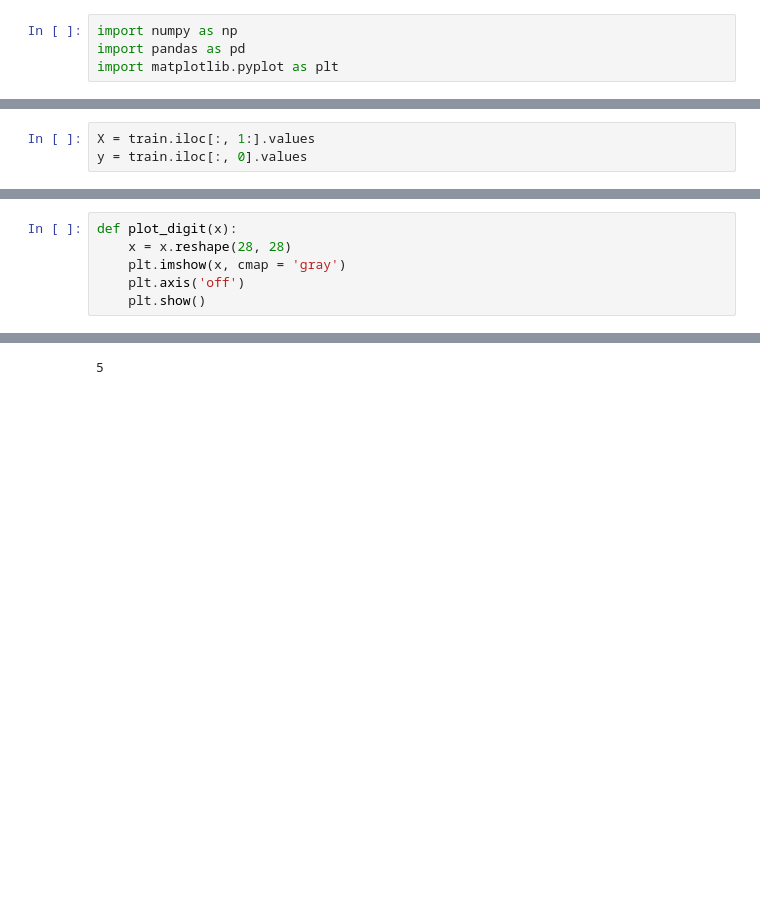
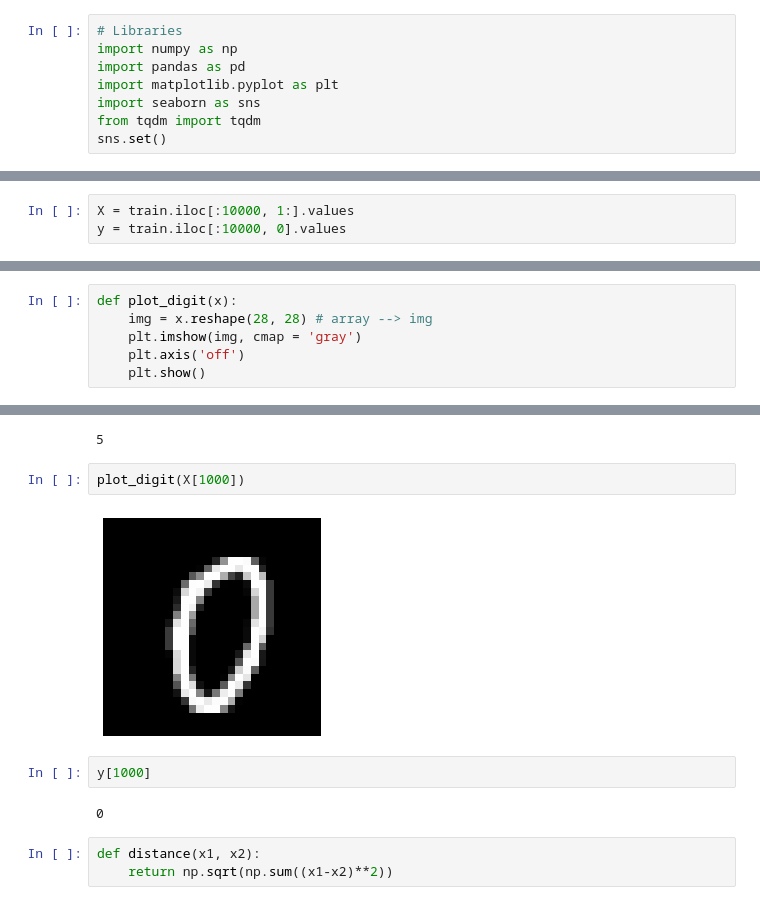
Before and after one commit to skagnihotri/Wac_July_2_ML, a Jupyter notebook: day 4/MNIST_KNN.ipynb, the cells around one changed output, grey strips where cells are left out. Drawn from its saved outputs; the diff is of its cells as text; blank space fills up the shorter version.

```diff
--- a/day 4/MNIST_KNN.ipynb
+++ b/day 4/MNIST_KNN.ipynb
@@ -25,9 +27,13 @@ Archive:  /content/mnist-in-csv.zip
 # %% [markdown]
 # Start
 # %%
+# Libraries
 import numpy as np
 import pandas as pd
 import matplotlib.pyplot as plt
+import seaborn as sns
+from tqdm import tqdm
+sns.set()
 # %%
 train = pd.read_csv('/content/mnist_train.csv')
 # %%
@@ -45,8 +51,8 @@ train.head()
 | 4 | 9 | 0 | 0 | 0 | 0 | 0 | 0 | 0 | 0 | 0 | 0 | ... |
 5 rows × 785 columns
 # %%
-X = train.iloc[:, 1:].values
-y = train.iloc[:, 0].values
+X = train.iloc[:10000, 1:].values
+y = train.iloc[:10000, 0].values
 # %%
 X.shape, y.shape
 # %% [output]
@@ -54,7 +60,7 @@ X.shape, y.shape
 # %%
 def plot_digit(x):
-    x = x.reshape(28, 28)
-    plt.imshow(x, cmap = 'gray')
+    img = x.reshape(28, 28) # array --> img
+    plt.imshow(img, cmap = 'gray')
     plt.axis('off')
     plt.show()
 # %%
@@ -65,3 +71,14 @@ plot_digit(X[0])
 y[0]
 # %% [output]
 5
+# %%
+plot_digit(X[1000])
+# %% [output]
+[figure, added]
+# %%
+y[1000]
+# %% [output]
+0
+# %%
+def distance(x1, x2):
+    return np.sqrt(np.sum((x1-x2)**2))
```
Also changed, not shown: parts of 18 cells of this notebook, 3 other files.
